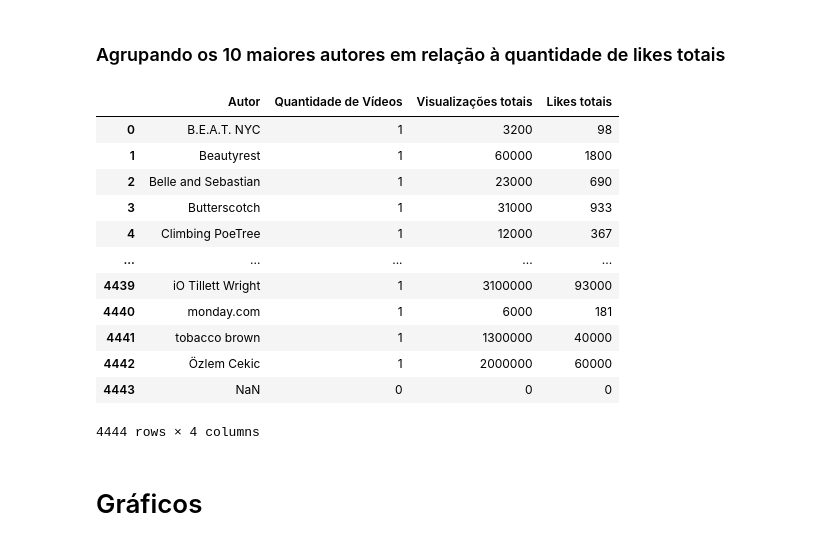
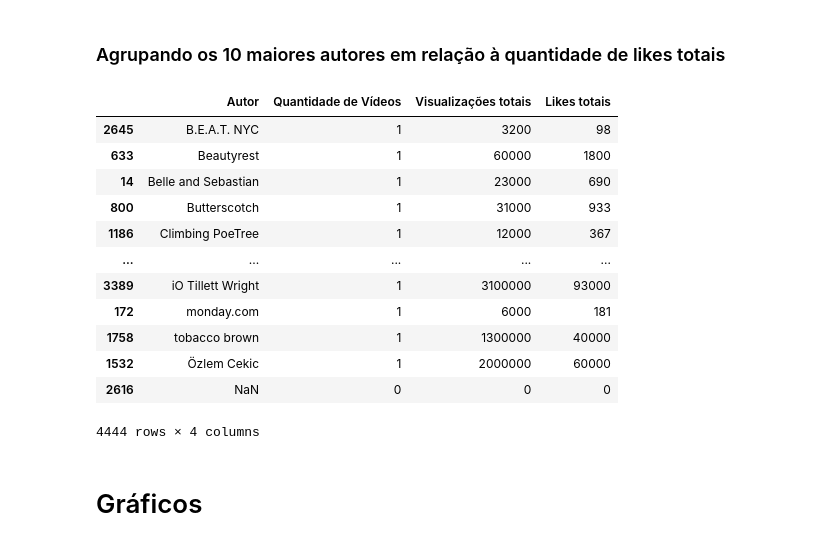
Before and after one commit to LuisHenriqueAL/Projeto_ICD, a Jupyter notebook: main.ipynb, the cells around one changed output. Saved outputs shown, nothing was run; the diff lists cells and outputs as text; code cells hidden in the pictures.

```diff
--- a/main.ipynb
+++ b/main.ipynb
@@ -188,21 +188,21 @@ df3_vt = df3.sort_values(by='Visualizações totais', ascending = False).reset_i
 df3_lt = pd.DataFrame()
 df3_lt = df3.sort_values(by='Likes totais', ascending = False).reset_index().drop(columns=['index']).iloc[0:10]
 # %%
-df3 = df3.sort_values(by='Autor', ascending = True).drop(columns=['index', 'level_0'])
+df3 = df3.sort_values(by='Autor', ascending = True)
 df3
 # %% [output]
 |  | Autor | Quantidade de Vídeos | Visualizações totais | Likes totais |
-| 0 | B.E.A.T. NYC | 1 | 3200 | 98 |
-| 1 | Beautyrest | 1 | 60000 | 1800 |
-| 2 | Belle and Sebastian | 1 | 23000 | 690 |
-| 3 | Butterscotch | 1 | 31000 | 933 |
-| 4 | Climbing PoeTree | 1 | 12000 | 367 |
+| 2645 | B.E.A.T. NYC | 1 | 3200 | 98 |
+| 633 | Beautyrest | 1 | 60000 | 1800 |
+| 14 | Belle and Sebastian | 1 | 23000 | 690 |
+| 800 | Butterscotch | 1 | 31000 | 933 |
+| 1186 | Climbing PoeTree | 1 | 12000 | 367 |
 | ... | ... | ... | ... | ... |
-| 4439 | iO Tillett Wright | 1 | 3100000 | 93000 |
-| 4440 | monday.com | 1 | 6000 | 181 |
-| 4441 | tobacco brown | 1 | 1300000 | 40000 |
-| 4442 | Özlem Cekic | 1 | 2000000 | 60000 |
-| 4443 | NaN | 0 | 0 | 0 |
+| 3389 | iO Tillett Wright | 1 | 3100000 | 93000 |
+| 172 | monday.com | 1 | 6000 | 181 |
+| 1758 | tobacco brown | 1 | 1300000 | 40000 |
+| 1532 | Özlem Cekic | 1 | 2000000 | 60000 |
+| 2616 | NaN | 0 | 0 | 0 |
 4444 rows × 4 columns
 # %% [markdown]
 
```
Also changed, not shown: parts of 4 cells of this notebook.
